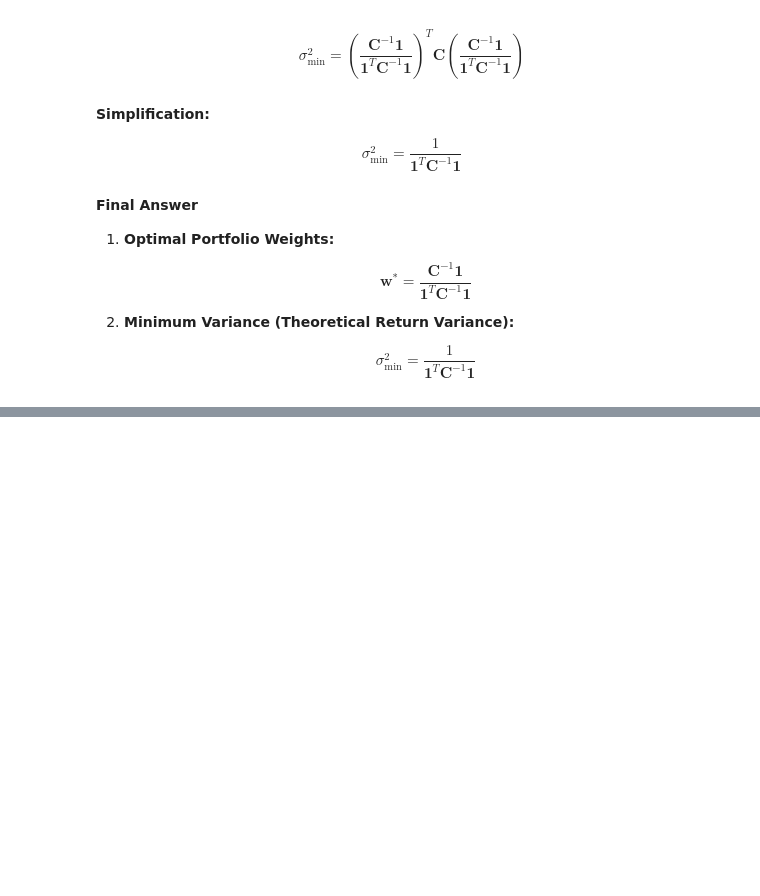
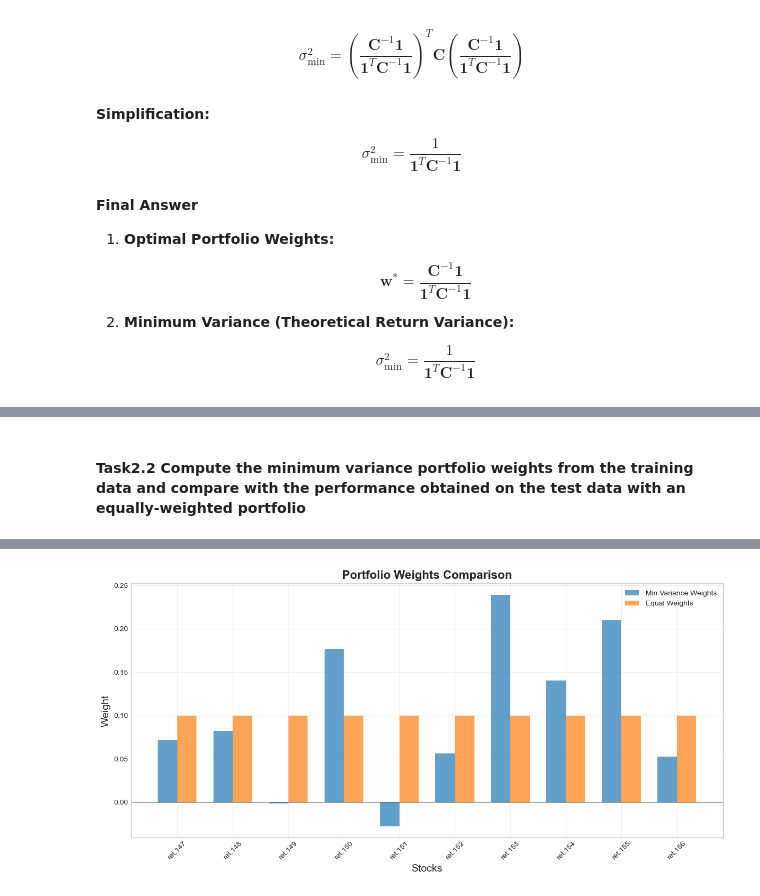
Before and after one commit to yiranLou/DCGAN, a Jupyter notebook: KCL_finan/3.Portfolio_Optimization.ipynb, the cells around one changed output, grey strips where cells are left out. Saved outputs shown, nothing was run; the diff lists cells and outputs as text; code cells hidden in the pictures; blank space fills up the shorter version.

```diff
--- a/KCL_finan/3.Portfolio_Optimization.ipynb
+++ b/KCL_finan/3.Portfolio_Optimization.ipynb
@@ -156,0 +374,77 @@ $$
+# %% [markdown]
+#### **Task2.2 Compute the minimum variance portfolio weights from the training data and compare with the performance obtained on the test data with an equally-weighted portfolio**
+# %%
+# 1. Calculate covariance matrix from training data
+cov_matrix = train_data.cov()
+print("\nCovariance matrix shape:", cov_matrix.shape)
+
+# 2. Calculate inverse of covariance matrix
+try:
+    cov_inv = np.linalg.inv(cov_matrix.values)
+    print("Covariance matrix inverted successfully")
+except np.linalg.LinAlgError:
+    # If matrix is singular, use pseudo-inverse
+    print("Warning: Covariance matrix is singular, using pseudo-inverse")
+    cov_inv = np.linalg.pinv(cov_matrix.values)
+
+# 3. Calculate ones vector
+ones = np.ones(len(last_10_stocks))
+
+# 4. Calculate minimum variance portfolio weights
+# w* = (C^-1 * 1) / (1^T * C^-1 * 1)
+numerator = np.dot(cov_inv, ones)
+denominator = np.dot(ones, numerator)
+min_var_weights = numerator / denominator
+
+# 5. Calculate equally weighted portfolio
+equal_weights = np.ones(len(last_10_stocks)) / len(last_10_stocks)
+
+# 6. Create DataFrames to display the weights
+weights_df = pd.DataFrame({
+    'Stock': last_10_stocks,
+    'Min Var Weight': min_var_weights,
+    'Equal Weight': equal_weights
+})
+print("\nPortfolio Weights:")
+print(weights_df)
+
+# 7. Calculate theoretical minimum variance
+min_variance_theoretical = 1 / np.dot(ones, numerator)
+print(f"\nTheoretical minimum variance: {min_variance_theoretical:.6f}")
+
+# 8. Calculate actual minimum variance portfolio variance
+min_var_actual_variance = np.dot(min_var_weights.T, np.dot(cov_matrix.values, min_var_weights))
+print(f"Actual minimum variance portfolio variance: {min_var_actual_variance:.6f}")
+
+# 9. Calculate equal weight portfolio variance
+equal_weight_variance = np.dot(equal_weights.T, np.dot(cov_matrix.values, equal_weights))
+print(f"Equal weight portfolio variance: {equal_weight_variance:.6f}")
+
+# Plot portfolio weights comparison
+plt.figure(figsize=(12, 6))
+x = np.arange(len(last_10_stocks))
+width = 0.35
+
+plt.bar(x - width/2, min_var_weights, width, alpha=0.7, label='Min Variance Weights')
+plt.bar(x + width/2, equal_weights, width, alpha=0.7, label='Equal Weights')
+plt.axhline(y=0, color='black', linestyle='-', alpha=0.3)
+
+plt.title('Portfolio Weights Comparison', fontsize=16, fontweight='bold')
+plt.xlabel('Stocks', fontsize=14)
+plt.ylabel('Weight', fontsize=14)
+plt.xticks(x, last_10_stocks, rotation=45)
+plt.legend()
+plt.grid(True, alpha=0.3)
+plt.tight_layout()
+plt.savefig('portfolio_weights.png', dpi=300, bbox_inches='tight')
+plt.show()
+
+# Print weights summary
+print("\nMinimum Variance Portfolio:")
+for i, stock in enumerate(last_10_stocks):
+    print(f"{stock}: {min_var_weights[i]:.4f}")
+
+print("\nEqual Weight Portfolio:")
+for i, stock in enumerate(last_10_stocks):
+    print(f"{stock}: {equal_weights[i]:.4f}")
+# %% [output]
@@ -156,0 +470 @@ $$
+[figure, added]
```
Also changed, not shown: parts of 11 cells of this notebook.
